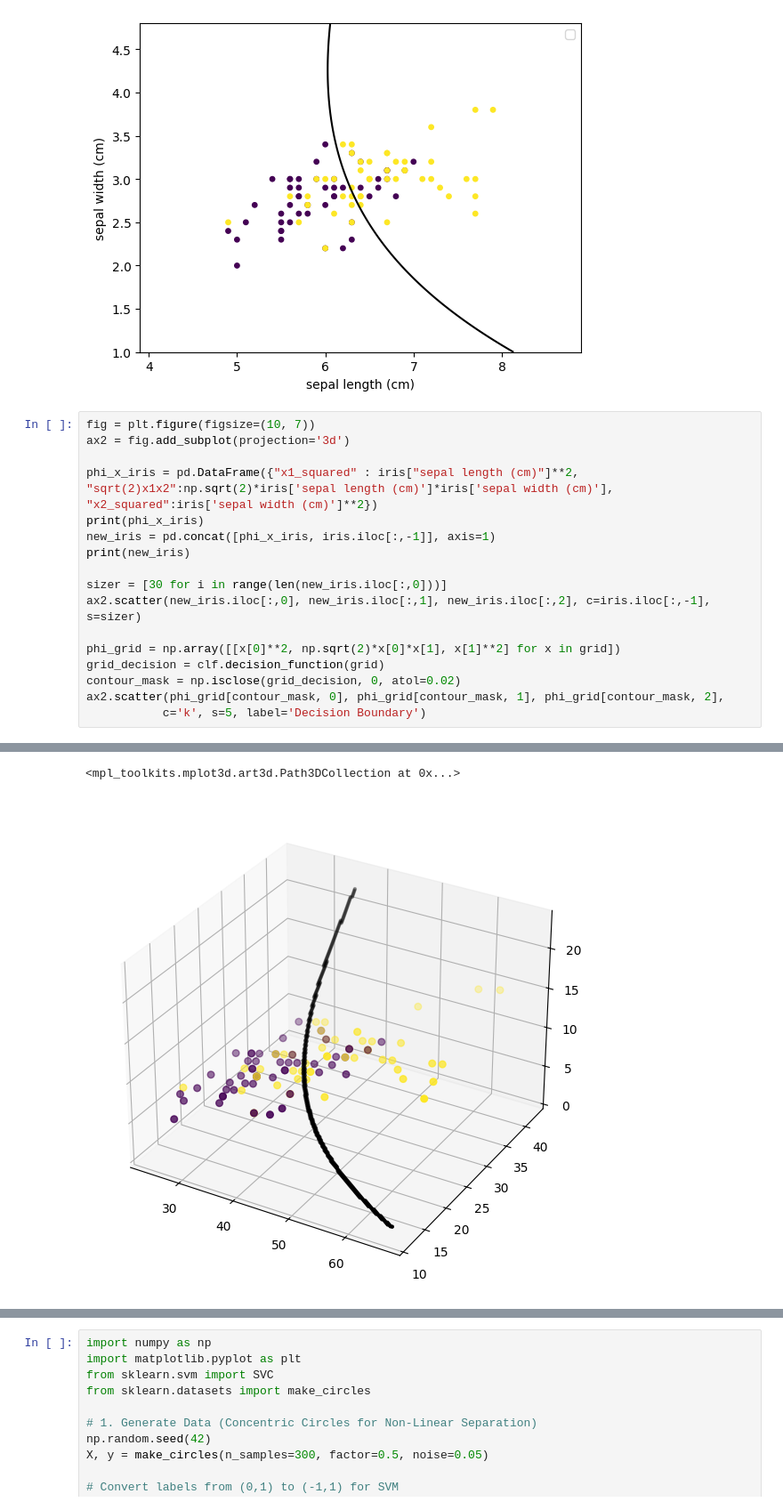
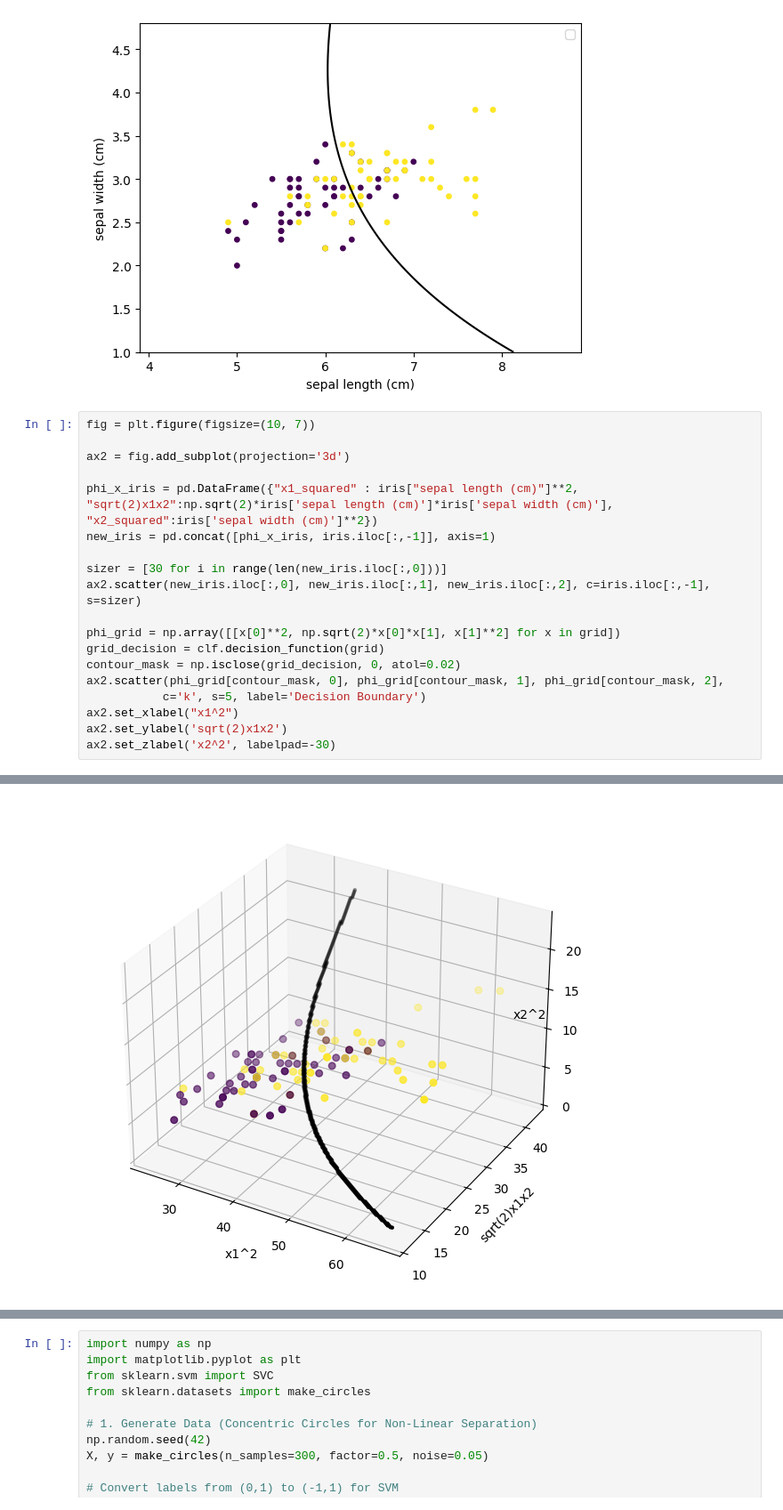
Before and after one commit to kaluznys/uczenie_maszynowe_UW, a Jupyter notebook: praca_domowa5_uw.ipynb, the cells around one changed output, grey strips where cells are left out. Shown at 89% size. Saved outputs shown, nothing was run; the diff lists cells and outputs as text.

```diff
--- a/praca_domowa5_uw.ipynb
+++ b/praca_domowa5_uw.ipynb
@@ -130,12 +130,11 @@ plt.show()
 [figure]
 # %%
 fig = plt.figure(figsize=(10, 7))
+
 ax2 = fig.add_subplot(projection='3d')
 
 phi_x_iris = pd.DataFrame({"x1_squared" : iris["sepal length (cm)"]**2, "sqrt(2)x1x2":np.sqrt(2)*iris['sepal length (cm)']*iris['sepal width (cm)'], "x2_squared":iris['sepal width (cm)']**2})
-print(phi_x_iris)
 new_iris = pd.concat([phi_x_iris, iris.iloc[:,-1]], axis=1)
-print(new_iris)
 
 sizer = [30 for i in range(len(new_iris.iloc[:,0]))]
 ax2.scatter(new_iris.iloc[:,0], new_iris.iloc[:,1], new_iris.iloc[:,2], c=iris.iloc[:,-1], s=sizer)
@@ -145,4 +144,7 @@ grid_decision = clf.decision_function(grid)
 contour_mask = np.isclose(grid_decision, 0, atol=0.02)
 ax2.scatter(phi_grid[contour_mask, 0], phi_grid[contour_mask, 1], phi_grid[contour_mask, 2],
            c='k', s=5, label='Decision Boundary')
+ax2.set_xlabel("x1^2")
+ax2.set_ylabel('sqrt(2)x1x2')
+ax2.set_zlabel('x2^2', labelpad=-30)
 # %% [output]
@@ -166,2 +152 @@ ax2.scatter(phi_grid[contour_mask, 0], phi_grid[contour_mask, 1], phi_grid[conto
-<mpl_toolkits.mplot3d.art3d.Path3DCollection at 0x...>
-[figure, old version]
+[figure, new version]
```
Also changed, not shown: parts of 2 cells of this notebook.
